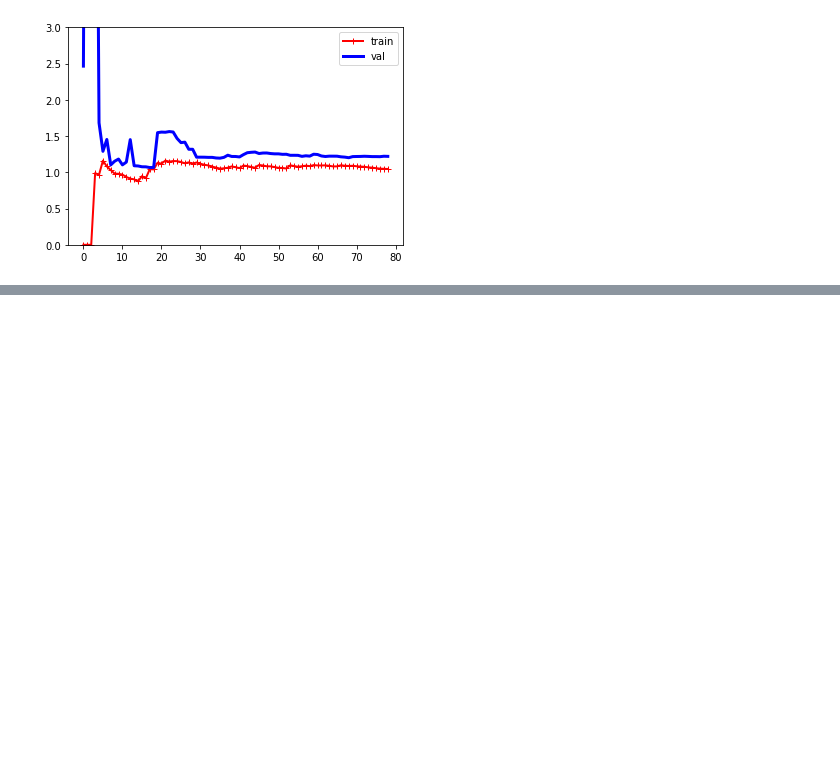
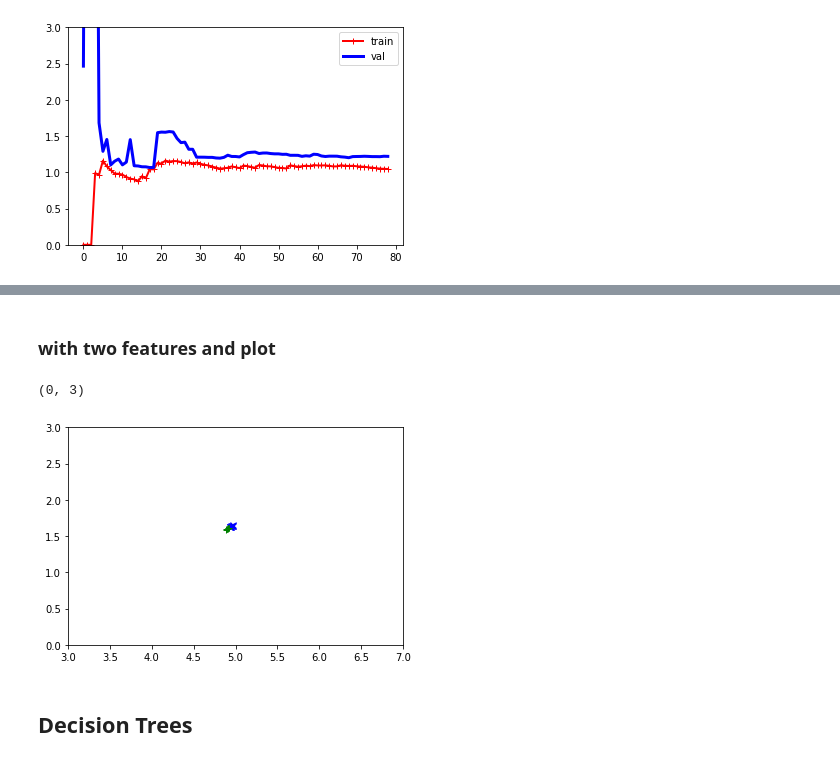
Before and after one commit to shunw/p_tools, a Jupyter notebook: machine_learn_alg_pra.ipynb, the cells around one changed output, grey strips where cells are left out. Cells and saved outputs as stored; diff of their text form; code cells hidden in the pictures; blank space fills up the shorter version.

```diff
--- a/machine_learn_alg_pra.ipynb
+++ b/machine_learn_alg_pra.ipynb
@@ -109,0 +143,39 @@ plot_learning_curves(polynomial_regression, X, y)
+# %% [markdown]
+### with two features and plot
+# %%
+%matplotlib inline
+from sklearn import datasets
+import numpy as np
+
+iris = datasets.load_iris()
+X = iris['data'][:, 2:]
+y = (iris['target'] == 2).astype(np.int)
+
+from sklearn.linear_model import LogisticRegression
+import matplotlib.pyplot as plt
+
+
+log_reg = LogisticRegression()
+log_reg.fit(X, y)
+X_new_w = np.linspace(0, 3, 1000).reshape(-1, 1)
+X_new_l = np.linspace(2.5, 7, 1000).reshape(-1, 1)
+X_new = np.c_[X_new_l, X_new_w]
+y_proba = log_reg.predict_proba(X_new)
+
+y_pred = y_proba.argmax(axis = 1)
+
+y_decide = y_proba[:, 1] - y_proba[:, 0]
+y_sim_p = (y_decide < .1) & (y_decide > 0)
+y_sim_n = (y_decide > -.1) & (y_decide < 0)
+
+
+plt.plot(X_new_l[y_sim_p], X_new_w[y_sim_p], 'bx')
+plt.plot(X_new_l[y_sim_n], X_new_w[y_sim_n], 'g+')
+plt.xlim(3, 7)
+plt.ylim(0, 3)
+# plt.legend()
+# %% [output]
+(0, 3)
+[figure, added]
+# %% [markdown]
+## Decision Trees
```
Also changed, not shown: parts of 7 cells of this notebook, 5 other files.
